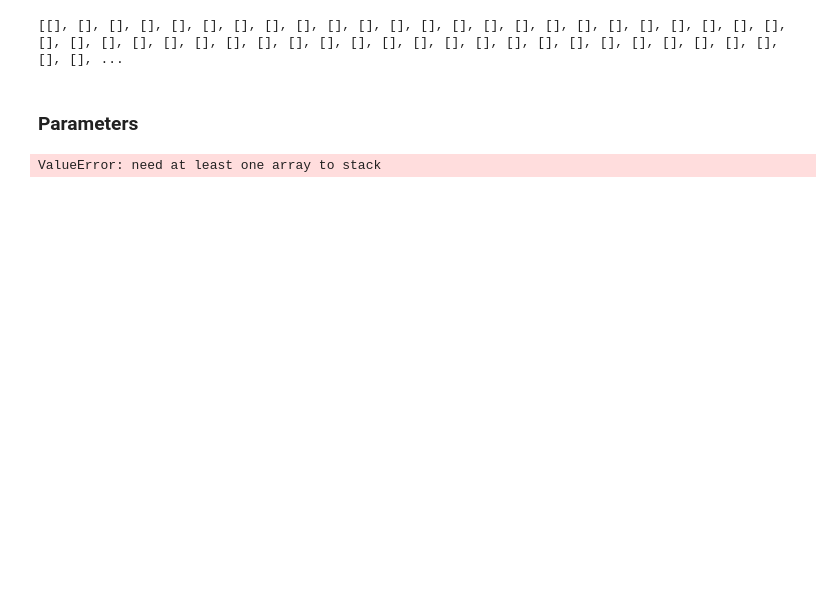
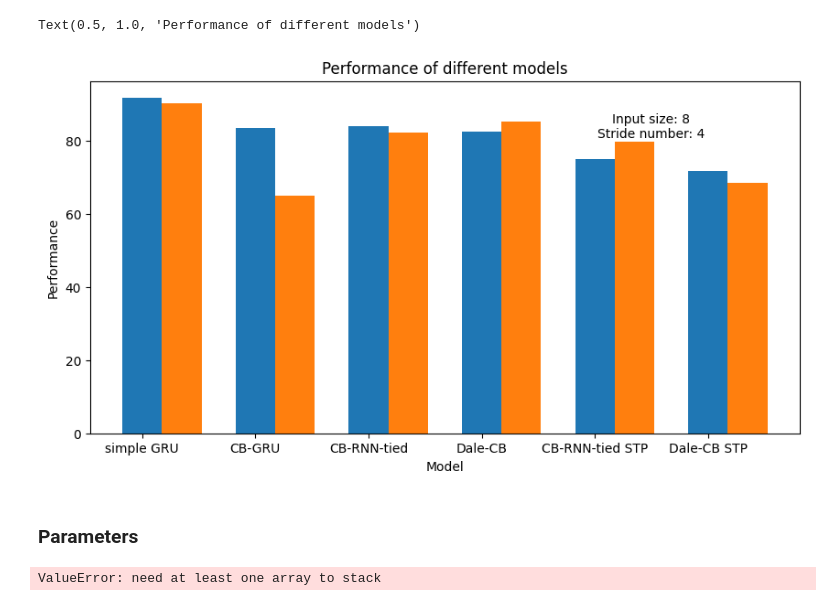
Before and after one commit to Yawen502/Computations_in_neural_network, a Jupyter notebook: lent_workspace/week05/week5analysis.ipynb, the cells around one changed output. Cells and saved outputs as stored; diff of their text form; code cells hidden in the pictures; blank space fills up the shorter version.

```diff
--- a/lent_workspace/week05/week5analysis.ipynb
+++ b/lent_workspace/week05/week5analysis.ipynb
@@ -13,7 +12,27 @@ input_size, hidden_size, num_layers, num_classes, batch_size, num_epochs, learni
-# %%
-print(v_t_history)
-# %% [output]
-[[], [], [], [], [], [], [], [], [], [], [], [], [], [], [], [], [], [], [], [], [], [], [], [], [], [], [], [], [], [], [], [], [], [], [], [], [], [], [], [], [], [], [], [], [], [], [], [], [], [], ...
+# %%
+# Performance bar plot
+import matplotlib.pyplot as plt
+import numpy as np
+
+plt.figure(figsize=(10, 5))
+model_name = ['simple GRU', 'CB-GRU', 'CB-RNN-tied', 'Dale-CB', 'CB-RNN-tied STP', 'Dale-CB STP']
+
+perf1 = [91.62, 83.39, 83.95, 82.48, 75.0, 71.63]
+perf2 = [90.03, 64.96, 82.07, 85.13, 79.76, 68.31]
+
+bar_width = 0.35
+
+plt.bar(model_name, perf1, bar_width, label='24 Neurons')
+index = np.arange(len(model_name))
+plt.bar(index + bar_width, perf2, bar_width, label='48 Neurons')
+# text bar to show input size, stride number, and hidden size
+plt.text(4.5, 80, f'Input size: {input_size}\nStride number: {stride_number}'.format(input_size=input_size, stride_number=stride_number, hidden_size=hidden_size), ha='center', va='bottom')
+plt.xlabel('Model')
+plt.ylabel('Performance')
+plt.title('Performance of different models')
+# %% [output]
+Text(0.5, 1.0, 'Performance of different models')
+[figure, added]
 # %% [markdown]
 ### Parameters
 # %%
```
Also changed, not shown: parts of 2 cells of this notebook, 7 other files.
